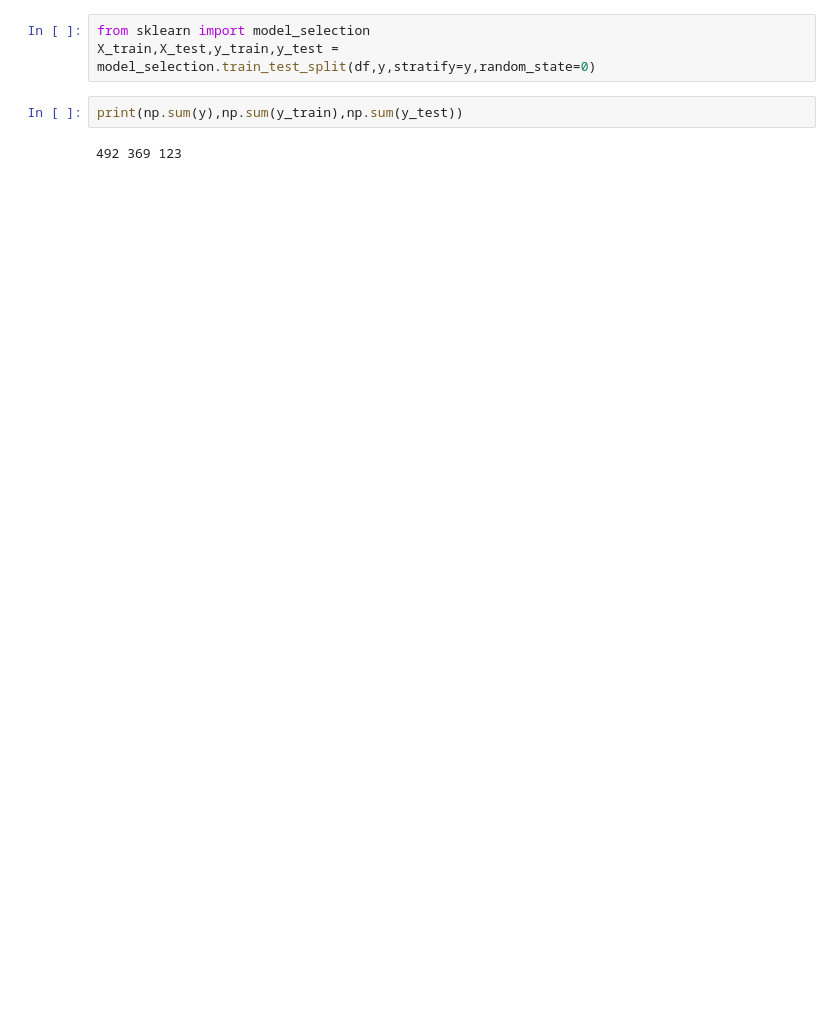
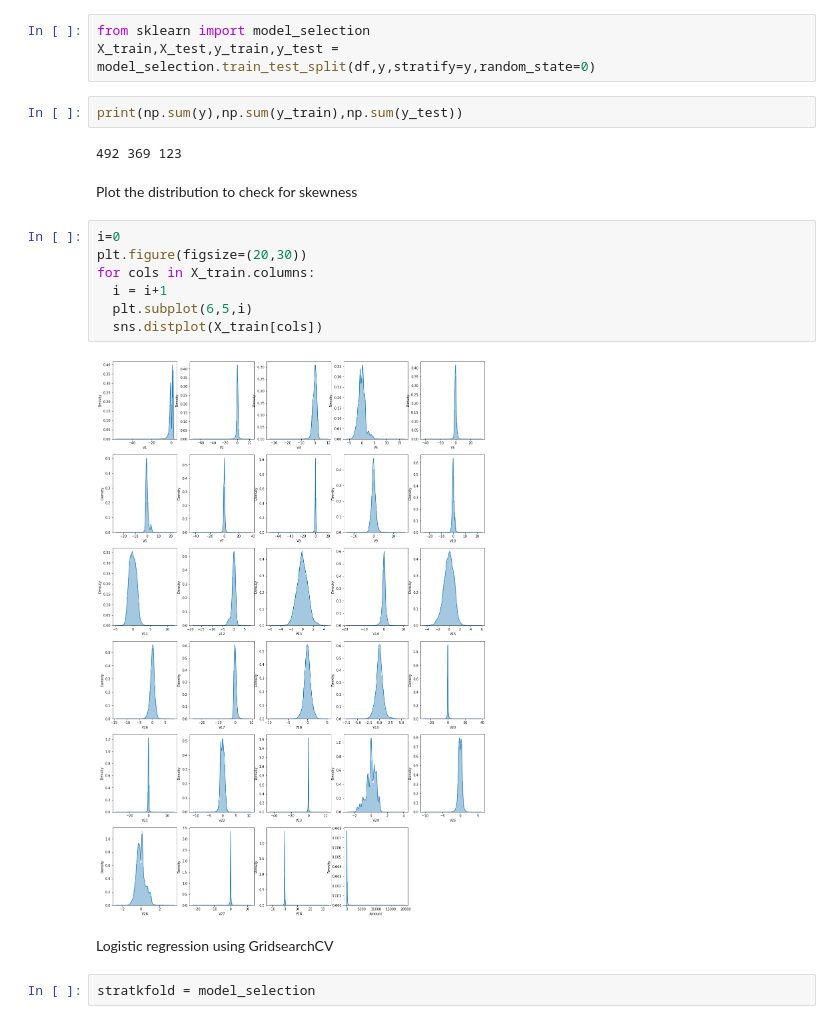
Before and after one commit to neel-machine/credit-card-fraud, a Jupyter notebook: Copy_of_Credit_Fraud_Detection.ipynb, the cells around one changed output. Saved outputs shown, nothing was run; the diff lists cells and outputs as text; blank space fills up the shorter version.

```diff
--- a/Copy_of_Credit_Fraud_Detection.ipynb
+++ b/Copy_of_Credit_Fraud_Detection.ipynb
@@ -82,3 +96,18 @@ X_train,X_test,y_train,y_test = model_selection.train_test_split(df,y,stratify=y
 print(np.sum(y),np.sum(y_train),np.sum(y_test))
 # %% [output]
 492 369 123
+# %% [markdown]
+Plot the distribution to check for skewness
+# %%
+i=0
+plt.figure(figsize=(20,30))
+for cols in X_train.columns:
+  i = i+1
+  plt.subplot(6,5,i)
+  sns.distplot(X_train[cols])
+# %% [output]
+[figure, added]
+# %% [markdown]
+Logistic regression using GridsearchCV
+# %%
+stratkfold = model_selection
```
Also changed, not shown: parts of 3 cells of this notebook.
